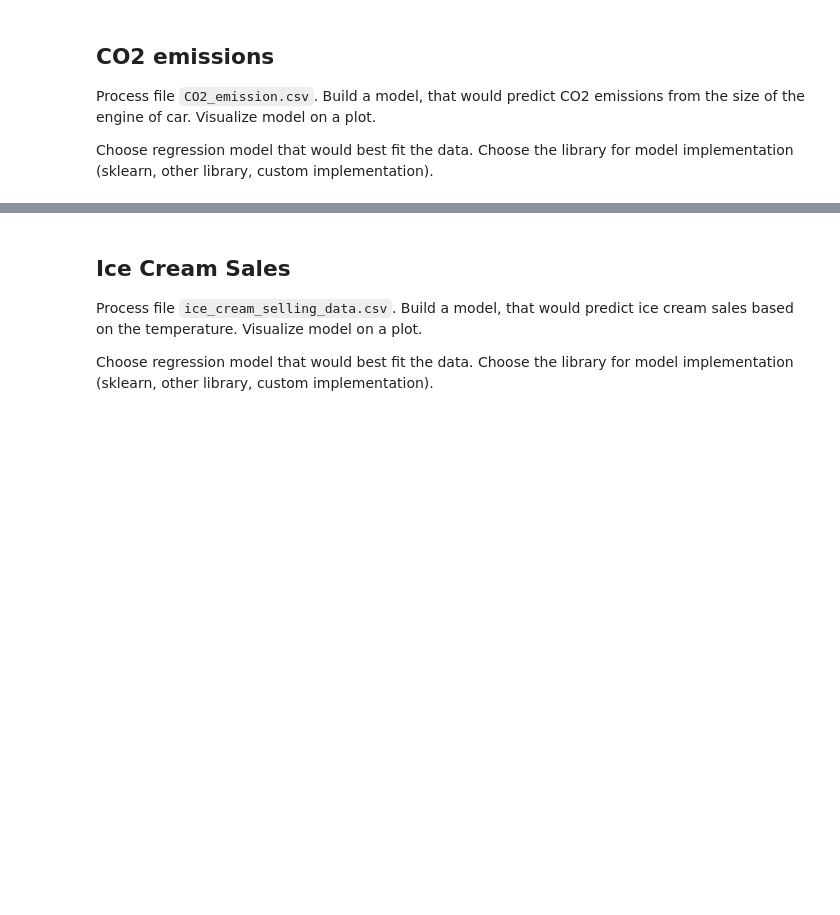
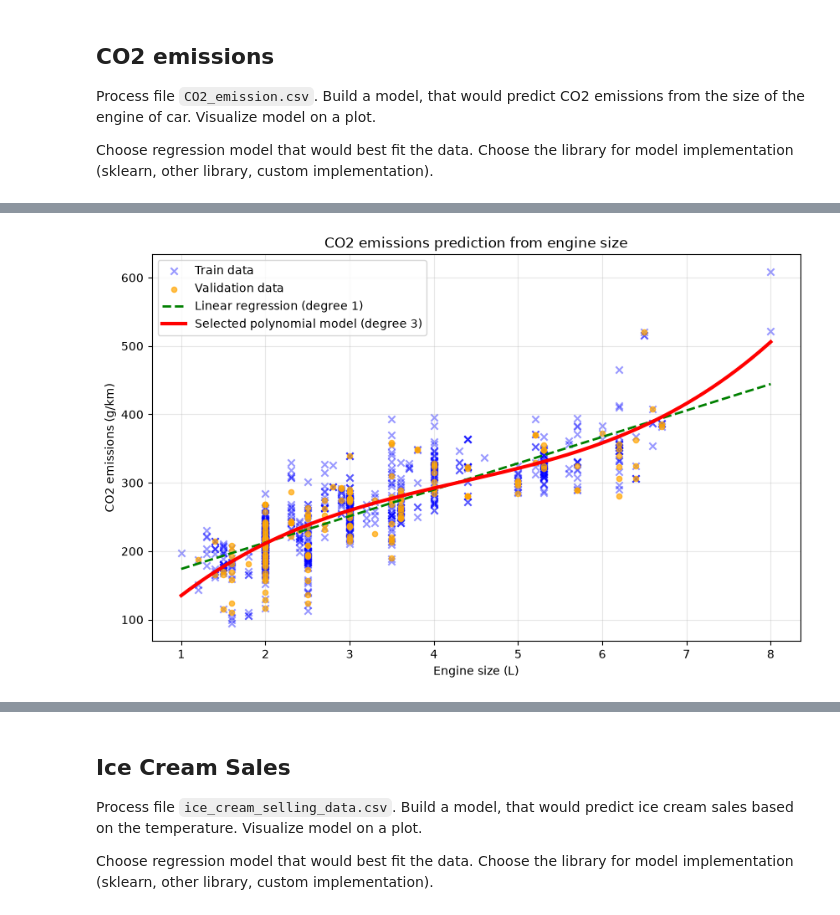
Before and after one commit to maxvonlancaster/ida-labs, a Jupyter notebook: assignement-3.ipynb, the cells around one changed output, grey strips where cells are left out. Drawn from its saved outputs; the diff is of its cells as text; code cells hidden in the pictures; blank space fills up the shorter version.

```diff
--- a/assignement-3.ipynb
+++ b/assignement-3.ipynb
@@ -27,9 +45,19 @@ def extract_texts_from_file(file_path):
         file_path (str): Relative location of the csv file in the project.
 
     Returns:
-        list: The list of texts as strings.
+        pd.DataFrame: The loaded table (rows can be sliced like a list, e.g. data[:50]).
     """
-    return None
+    if not file_path or not os.path.exists(file_path):
+        print(f'File not found: {file_path!r}')
+        return pd.DataFrame()
+    try:
+        data = pd.read_csv(file_path, encoding='utf-8')
+    except UnicodeDecodeError:
+        data = pd.read_csv(file_path, encoding='latin-1')
+    # drop index columns saved by pandas (e.g. 'Unnamed: 0') and trim column names
+    data = data.loc[:, ~data.columns.astype(str).str.startswith('Unnamed')]
+    data.columns = [str(column).strip() for column in data.columns]
+    return data
 
 data = extract_texts_from_file('resources/heart.csv')
 print(data[:50])
@@ -40,6 +86,71 @@ Process file `CO2_emission.csv`. Build a model, that would predict CO2 emissions
 
 Choose regression model that would best fit the data. Choose the library for model implementation (sklearn, other library, custom implementation).
 # %%
+def fit_best_polynomial(X, y, feature_names, title, max_degree=4, tolerance=0.005):
+    """
+    Split data into train/validation sets, choose the polynomial degree with 5-fold cross-validation
+    (the simplest degree whose R^2 is within `tolerance` of the best one), fit and validate the model.
+    """
+    X = np.asarray(X, dtype=float)
+    y = np.asarray(y, dtype=float)
+    X_train, X_val, y_train, y_val = train_test_split(X, y, test_size=0.2, random_state=RANDOM_STATE)
+
+    kfold = KFold(n_splits=5, shuffle=True, random_state=RANDOM_STATE)
+    cv_scores = {}
+    for degree in range(1, max_degree + 1):
+        candidate = make_pipeline(PolynomialFeatures(degree=degree, include_bias=False), LinearRegression())
+        cv_scores[degree] = cross_val_score(candidate, X_train, y_train, cv=kfold, scoring='r2').mean()
+    best_score = max(cv_scores.values())
+    best_degree = min(d for d, s in cv_scores.items() if s >= best_score - tolerance)
+
+    model = make_pipeline(PolynomialFeatures(degree=best_degree, include_bias=False), LinearRegression())
+    model.fit(X_train, y_train)
+    y_pred = model.predict(X_val)
+
+    print(f'===== {title} =====')
+    print('5-fold cross-validation R^2 on the train split:')
+    for degree, score in cv_scores.items():
+        mark = '   <-- selected' if degree == best_degree else ''
+        print(f'  degree {degree}: R^2 = {score:.4f}{mark}')
+    print(f'Validation ({len(y_val)} samples): R^2 = {r2_score(y_val, y_pred):.4f}, '
+          f'RMSE = {np.sqrt(mean_squared_error(y_val, y_pred)):.4f}, '
+          f'MAE = {mean_absolute_error(y_val, y_pred):.4f}')
+
+    poly = model.named_steps['polynomialfeatures']
+    regression = model.named_steps['linearregression']
+    term_names = ['intercept'] + list(poly.get_feature_names_out(feature_names))
+    theta = [float(regression.intercept_)] + [float(c) for c in regression.coef_]
+    print('Model parameters (theta):')
+    for name, value in zip(term_names, theta):
+        print(f'  {name:>35}: {value: .6g}')
+    print()
+    return {'model': model, 'degree': best_degree, 'theta': theta,
+            'X_train': X_train, 'X_val': X_val, 'y_train': y_train, 'y_val': y_val}
+
+
+def plot_1d_regression(result, x_label, y_label, title):
+    """Plot train/validation points, a plain linear fit and the selected polynomial model."""
+    model = result['model']
+    degree = result['degree']
+    linear = make_pipeline(PolynomialFeatures(degree=1, include_bias=False), LinearRegression())
+    linear.fit(result['X_train'], result['y_train'])
+
+    all_x = np.vstack([result['X_train'], result['X_val']])
+    x_line = np.linspace(all_x.min(), all_x.max(), 300).reshape(-1, 1)
+
+    plt.figure(figsize=(10, 6))
+    plt.scatter(result['X_train'], result['y_train'], c='blue', marker='x', alpha=0.4, label='Train data')
+    plt.scatter(result['X_val'], result['y_val'], c='orange', marker='o', s=20, alpha=0.7, label='Validation data')
+    plt.plot(x_line, linear.predict(x_line), 'g--', lw=2, label='Linear regression (degree 1)')
+    plt.plot(x_line, model.predict(x_line), 'r-', lw=3, label=f'Selected polynomial model (degree {degree})')
+    plt.xlabel(x_label)
+    plt.ylabel(y_label)
+    plt.title(title)
+    plt.legend()
+    plt.grid(alpha=0.3)
+    plt.show()
+
+
 def CO2_emissions(data):
     """
     Build a model that would predict CO2 emissions from the size of the engine of car. Visualize model on a plot.
@@ -50,7 +161,13 @@ def CO2_emissions(data):
     Returns:
         list: The list of model theta parameters.
     """
-    return None
+    df = data[['Engine_Size', 'CO2_Emissions']].dropna()
+    result = fit_best_polynomial(df[['Engine_Size']], df['CO2_Emissions'], ['Engine_Size'],
+                                 title='CO2 emissions ~ engine size')
+    plot_1d_regression(result, 'Engine size (L)', 'CO2 emissions (g/km)',
+                       'CO2 emissions prediction from engine size')
+    return result['theta']
 
 data = extract_texts_from_file('resources/CO2_emission.csv')
 CO2_emissions(data)
+# %% [output]
@@ -56,0 +186 @@ CO2_emissions(data)
+[figure, added]
```
Also changed, not shown: parts of 10 cells of this notebook.
